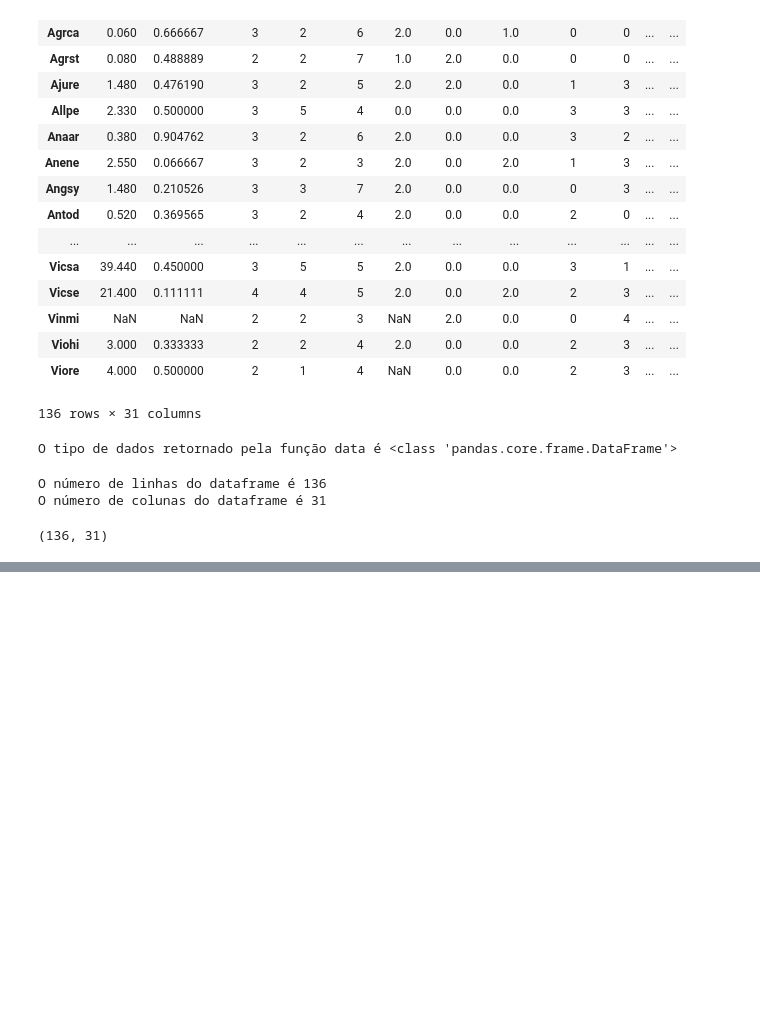
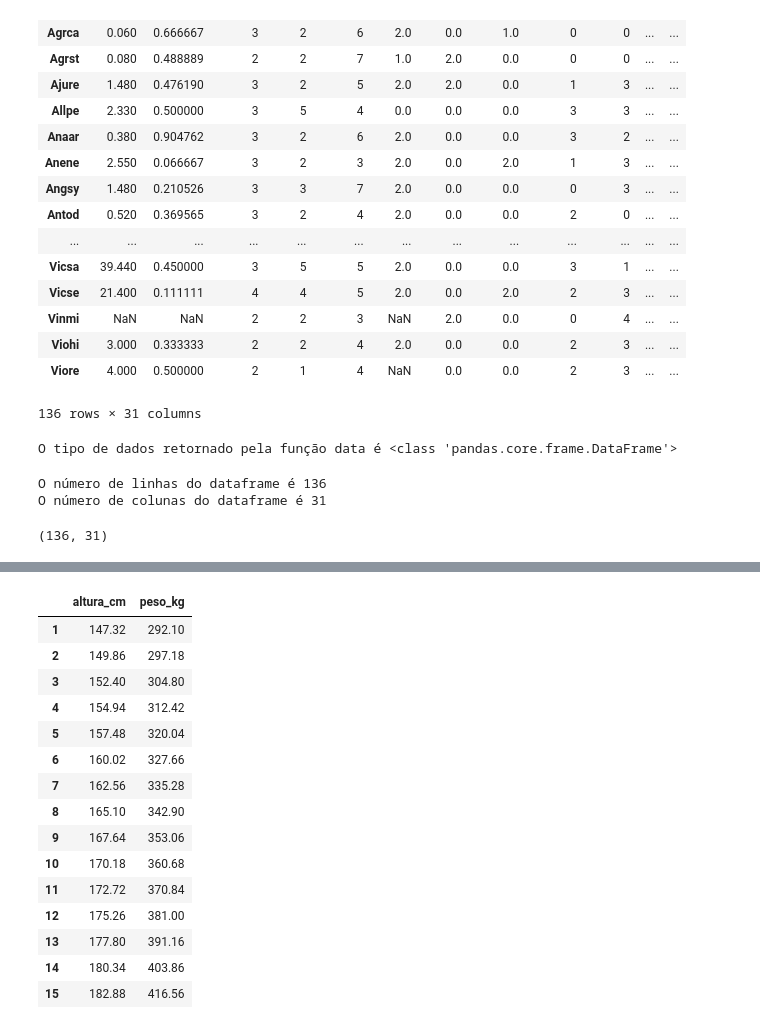
Before and after one commit to dsreliete/Womakerscode-DA-desafio_squad, a Jupyter notebook: desafio1.ipynb, the cells around one changed output, grey strips where cells are left out. Saved outputs shown, nothing was run; the diff lists cells and outputs as text; code cells hidden in the pictures; blank space fills up the shorter version.

```diff
--- a/desafio1.ipynb
+++ b/desafio1.ipynb
@@ -92,0 +115,36 @@ linhas_colunas(df_planta)
+# %%
+# Construa uma nova representação onde os nomes das colunas estão em português, e os valores de altura são convertidos para
+# centímetros e os valores de peso convertidos para quilograma.
+
+def convert_altura_cm(coluna):
+  return coluna * 2.54
+
+altura = df_women['height'].agg(convert_altura_cm)
+
+def convert_peso_kg(coluna):
+  return coluna * 2.54
+
+peso = df_women['weight'].agg(convert_peso_kg)
+
+df_women['altura_cm'] = altura
+df_women['peso_kg'] = peso
+
+df_women_new = df_women.drop(columns=['height', 'weight'])
+df_women_new
+# %% [output]
+|  | altura_cm | peso_kg |
+| 1 | 147.32 | 292.10 |
+| 2 | 149.86 | 297.18 |
+| 3 | 152.40 | 304.80 |
+| 4 | 154.94 | 312.42 |
+| 5 | 157.48 | 320.04 |
+| 6 | 160.02 | 327.66 |
+| 7 | 162.56 | 335.28 |
+| 8 | 165.10 | 342.90 |
+| 9 | 167.64 | 353.06 |
+| 10 | 170.18 | 360.68 |
+| 11 | 172.72 | 370.84 |
+| 12 | 175.26 | 381.00 |
+| 13 | 177.80 | 391.16 |
+| 14 | 180.34 | 403.86 |
+| 15 | 182.88 | 416.56 |
```
Also changed, not shown: parts of 7 cells of this notebook.
